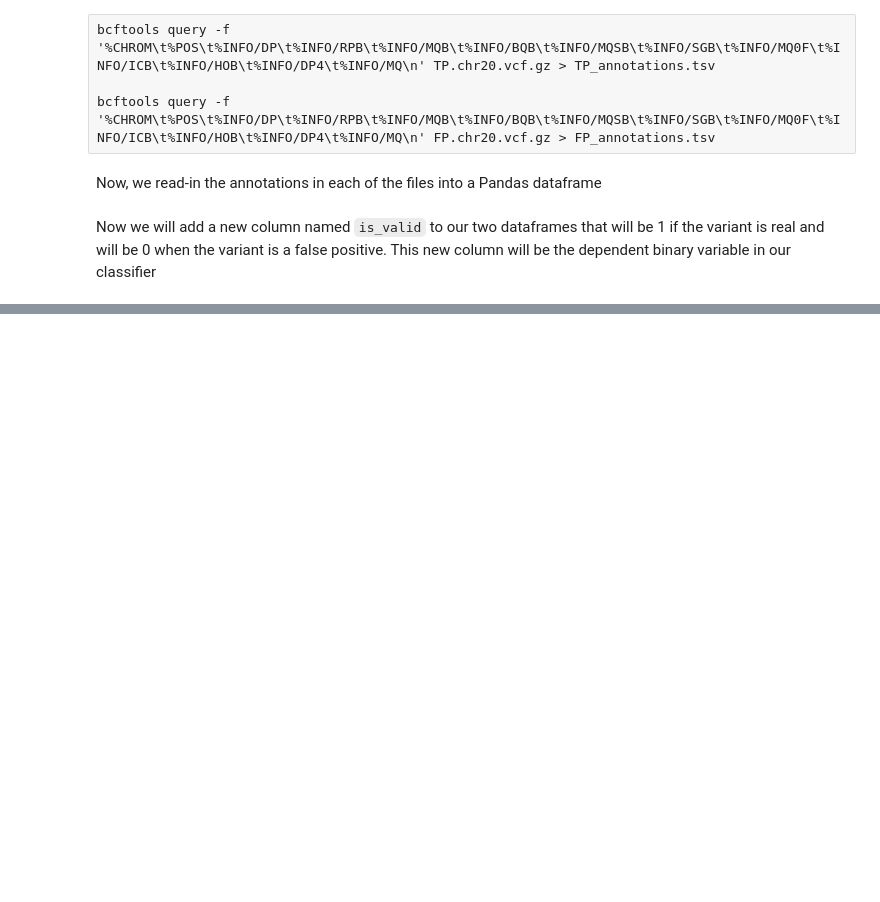
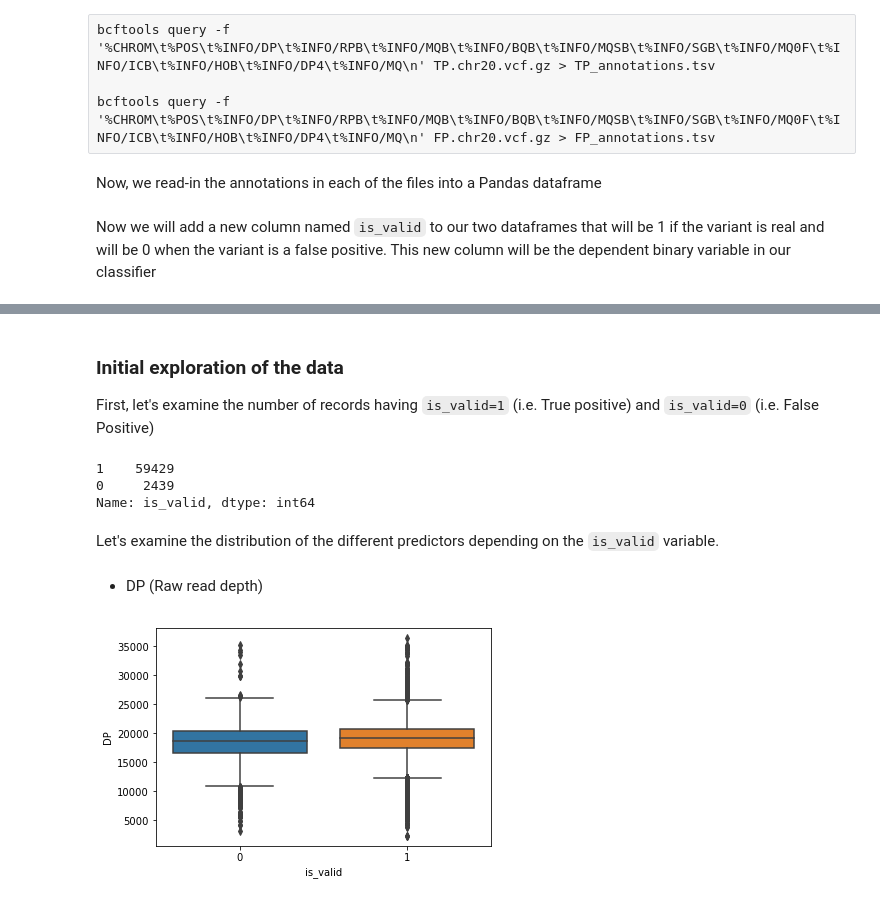
Before and after one commit to elowy01/variant_filtering, a Jupyter notebook: notebooks/Variant Filtering of a BCFTools VCF.ipynb, the cells around one changed output, grey strips where cells are left out. Drawn from its saved outputs; the diff is of its cells as text; code cells hidden in the pictures; blank space fills up the shorter version.

```diff
--- a/notebooks/Variant Filtering of a BCFTools VCF.ipynb
+++ b/notebooks/Variant Filtering of a BCFTools VCF.ipynb
@@ -38,13 +38,14 @@ import pandas as pd
 
 %matplotlib inline
 
+col_names=['chr','pos','DP','RPB','MQB','BQB','MQSB','SGB','MQ0F','ICB','HOB',
+           'DP4','MQ']
+
 # read-in the data frame from tsv file
 DF_TP=pd.read_csv('/Users/ernesto/SCRATCH/VARIANT_FILTERING/TP_annotations.tsv',sep="\t",
-               names=['chr','pos','DP','RPB','MQB','BQB','MQSB','SGB','MQ0F','ICB','HOB',
-                     'DP4','MQ'])
+               names=col_names)
 DF_FP=pd.read_csv('/Users/ernesto/SCRATCH/VARIANT_FILTERING/FP_annotations.tsv',sep="\t",
-               names=['chr','pos','DP','RPB','MQB','BQB','MQSB','SGB','MQ0F','ICB','HOB',
-                     'DP4','MQ'])
+               names=col_names)
 # %% [markdown]
 Now we will add a new column named `is_valid` to our two dataframes that will be 1 if the variant is real and will be 0 when the variant is a false positive. This new column will be the dependent binary variable in our classifier
 # %%
@@ -74,0 +56,4 @@ print(result)
+# %%
+frames = [DF_TP,DF_FP]
+DF = pd.concat(frames)
+print(DF)
@@ -74,0 +78,18 @@ print(result)
+# %% [markdown]
+### Initial exploration of the data
+First, let's examine the number of records having `is_valid=1` (i.e. True positive) and `is_valid=0` (i.e. False Positive)
+# %%
+DF.iloc[:,13].value_counts()
+# %% [output]
+1    59429
+0     2439
+Name: is_valid, dtype: int64
+# %% [markdown]
+Let's examine the distribution of the different predictors depending on the `is_valid` variable.
+# %% [markdown]
+* DP (Raw read depth)
+# %%
+import seaborn as sns
+ax = sns.boxplot(x="is_valid", y="DP", data=DF)
+# %% [output]
+[figure, added]
```
Also changed, not shown: parts of 12 cells of this notebook.
